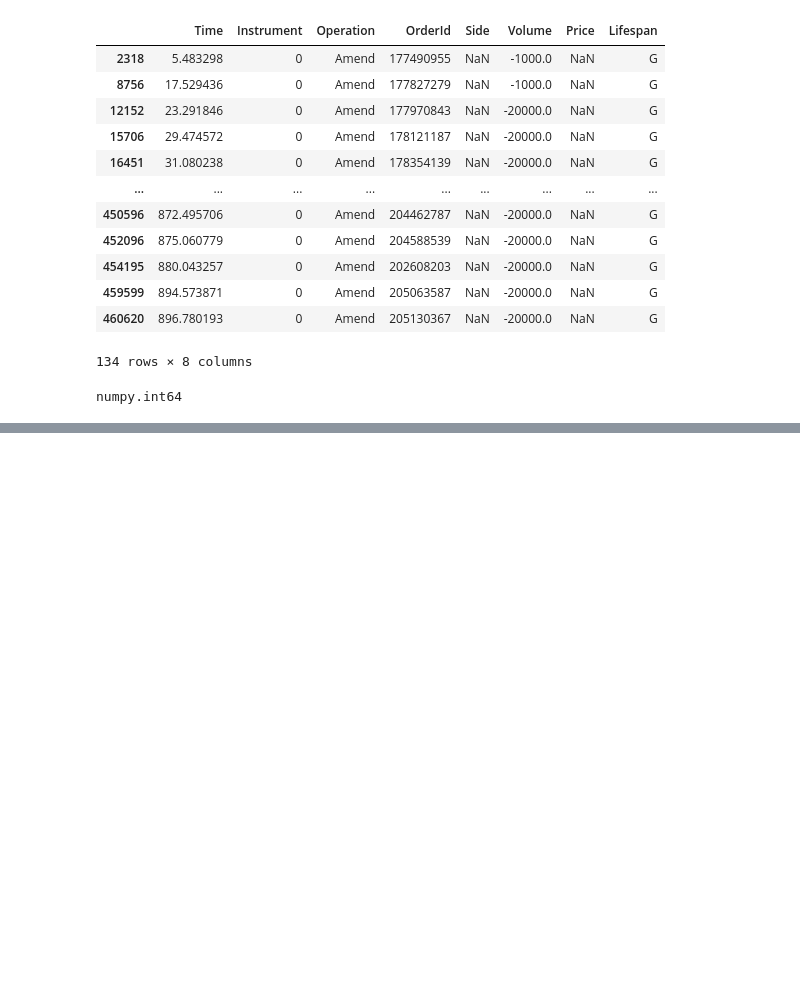
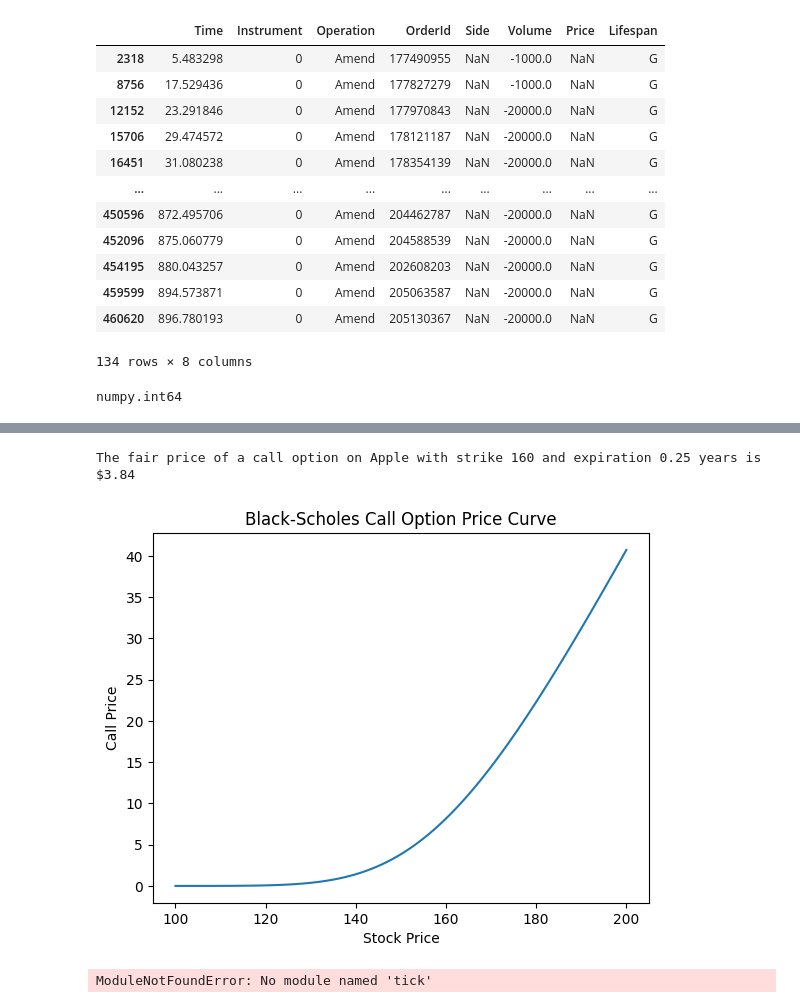
Before and after one commit to enemy-040/RTG, a Jupyter notebook: EDA.ipynb, the cells around one changed output, grey strips where cells are left out. Cells and saved outputs as stored; diff of their text form; code cells hidden in the pictures; blank space fills up the shorter version.

Commit message:
uh functions and shit

```diff
--- a/EDA.ipynb
+++ b/EDA.ipynb
@@ -180,3 +180,78 @@ for i in range(len(books)):
     ask_mn[i] = np.mean(askVPP) if len(askVPP) !=0 else 0
     bid_Std[i] = np.sqrt(np.var(bidVPP)) if len(bidVPP) !=0 else 0
     bid_mn[i] = np.mean(bidVPP) if len(bidVPP) !=0 else 0
+# %%
+import numpy as np
+import pandas as pd
+import scipy.stats as si
+import matplotlib.pyplot as plt
+
+# Define Black-Scholes formula for call option price
+def black_scholes_call(S, K, T, r, sigma):
+    # S: current stock price
+    # K: strike price
+    # T: time to maturity (in years)
+    # r: risk-free interest rate (annualized)
+    # sigma: volatility of underlying stock (annualized)
+
+    # Calculate d1 and d2 parameters
+    d1 = (np.log(S / K) + (r + 0.5 * sigma ** 2) * T) / (sigma * np.sqrt(T))
+    d2 = d1 - sigma * np.sqrt(T)
+
+    # Calculate call option price using normal cumulative distribution function
+    call = S * si.norm.cdf(d1) - K * np.exp(-r * T) * si.norm.cdf(d2)
+
+    return call
+
+# Define parameters
+S = 150 # Current stock price of Apple ($)
+K = 160 # Strike price of call option ($)
+T = 0.25 # Time to expiration (in years)
+r = 0.01 # Risk-free interest rate (annualized)
+sigma = 0.25 # Volatility of underlying stock (annualized)
+
+# Calculate call option price using Black-Scholes formula
+call_price = black_scholes_call(S, K, T, r, sigma)
+
+# Print call option price
+print(f"The fair price of a call option on Apple with strike {K} and expiration {T} years is ${call_price:.2f}")
+
+# Plot call option price as a function of current stock price
+S_range = np.linspace(100, 200, 100) # Create a range of possible stock prices
+call_prices = [black_scholes_call(Si, K, T, r, sigma) for Si in S_range] # Calculate corresponding call prices
+
+plt.plot(S_range, call_prices) # Plot stock prices vs. call prices
+plt.xlabel("Stock Price") # Label x-axis
+plt.ylabel("Call Price") # Label y-axis
+plt.title("Black-Scholes Call Option Price Curve") # Add title
+plt.show()
+# %% [output]
+The fair price of a call option on Apple with strike 160 and expiration 0.25 years is $3.84
+[figure, added]
+# %%
+import tick.hawkes as hk
+import numpy as np
+import pandas as pd
+
+# Load order book data into a pandas DataFrame
+order_book = books
+
+# Preprocess the data to extract relevant information
+timestamps = order_book['time'].values
+prices = order_book['price'].values
+volumes = order_book['volume'].values
+
+# Define the Hawkes process model
+model = hk.HawkesExpKern(decay=0.1)
+
+# Fit the model to the data using maximum likelihood estimation
+model.fit(timestamps, end_time=timestamps[-1], kernel_params=np.array([0.1]))
+
+# Simulate the Hawkes process for the next 1000 time units
+simulated_timestamps = model.simulate(1000)
+
+# Evaluate the goodness-of-fit of the simulated Hawkes process
+# to the original data using statistical tests and measures
+# (e.g., the Kolmogorov-Smirnov test or the Cramer-von Mises test)
+# %% [output]
+ModuleNotFoundError: No module named 'tick'
```
Also changed, not shown: parts of 5 cells of this notebook.
